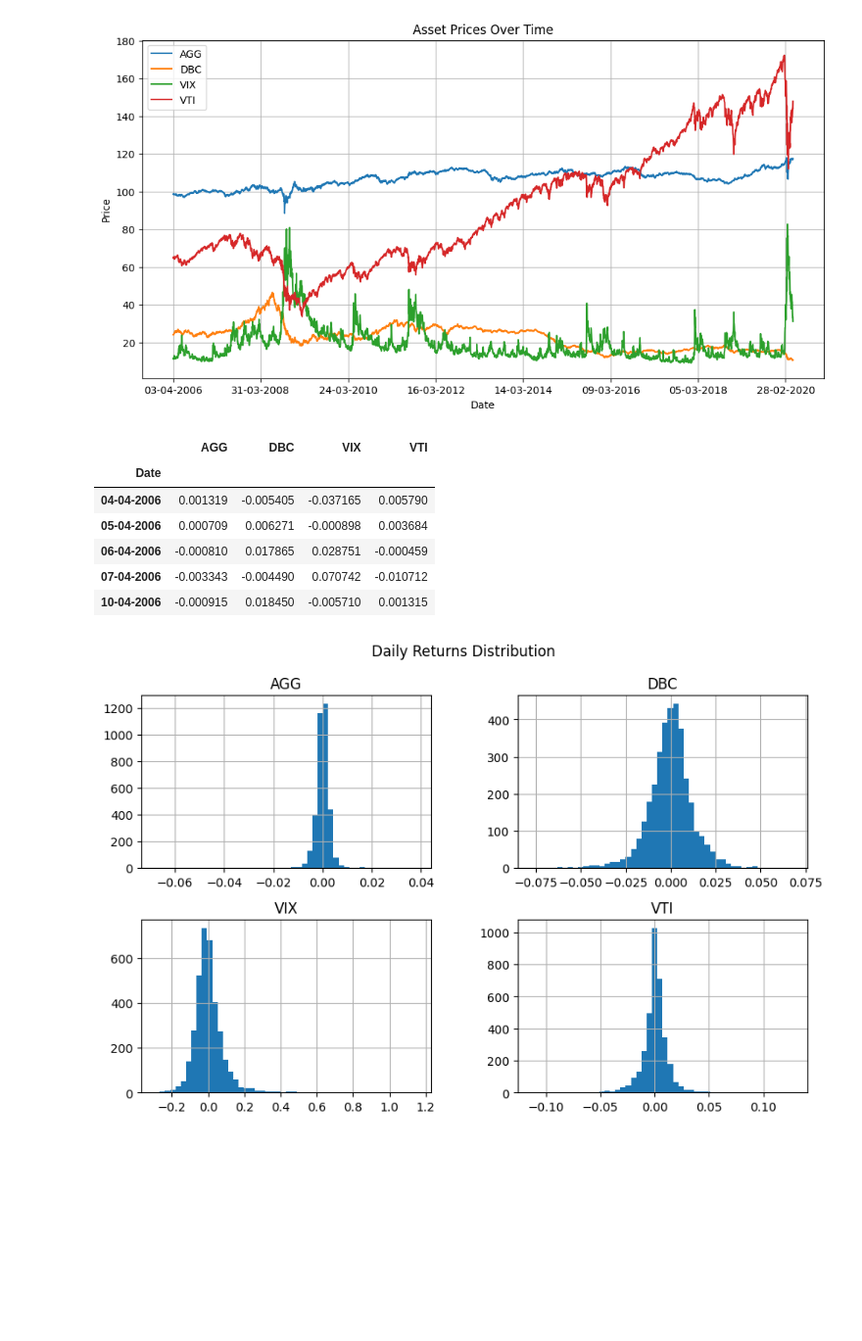
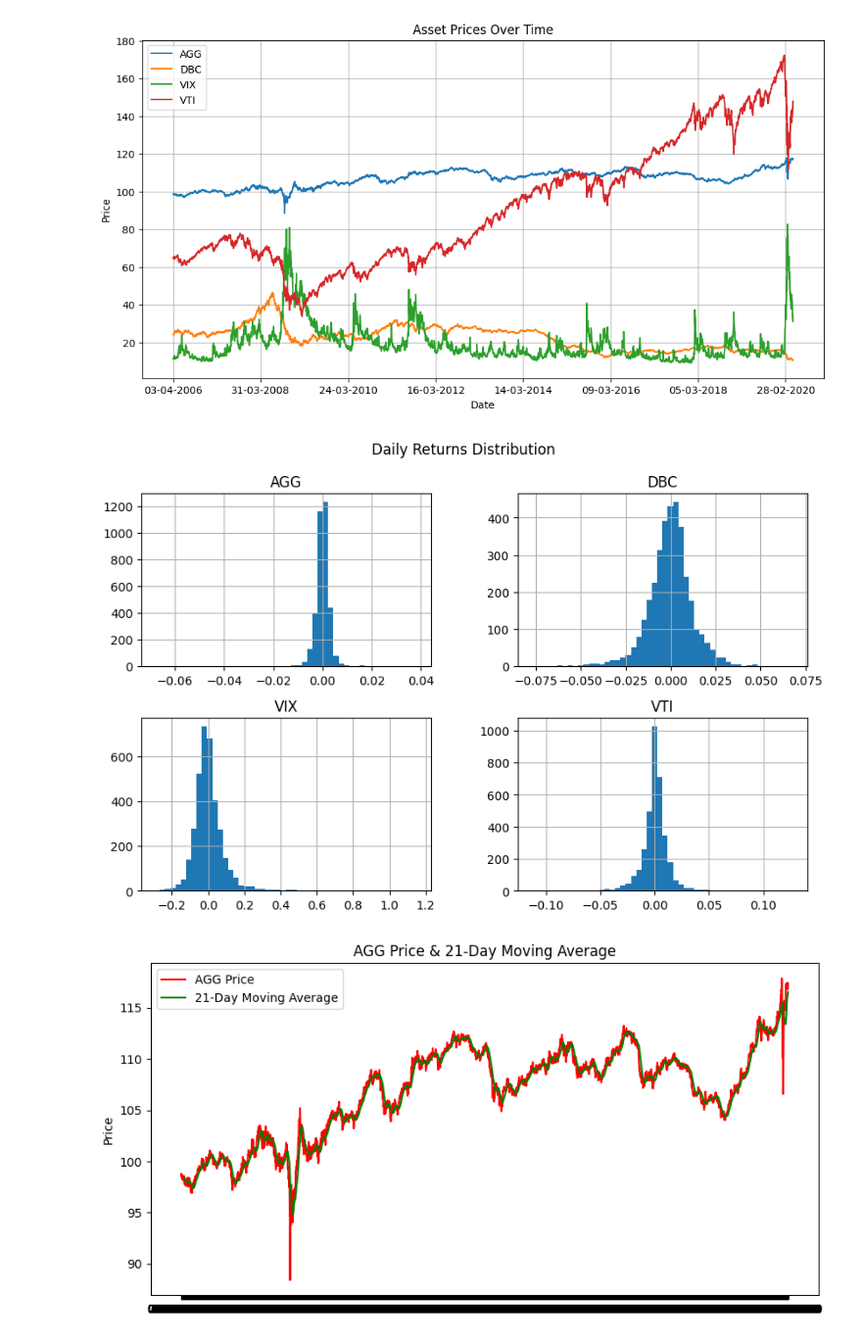
Before and after one commit to Saisha0512/Portfolio_Optimization_ML_DL, a Jupyter notebook: Portfolio_Optimization_ML_DL.ipynb, the cells around one changed output. Shown: that part at 98% size. Drawn from its saved outputs; the diff is of its cells as text; code cells hidden in the pictures; blank space fills up the shorter version.

```diff
--- a/Portfolio_Optimization_ML_DL.ipynb
+++ b/Portfolio_Optimization_ML_DL.ipynb
@@ -65,22 +71,32 @@ Date
 [figure]
 # %%
 # Calculating Daily Return
+
 # Return = % change from previous day
-
 returns = assets.pct_change().dropna()
 returns.head()
+
+# Visualizing Histogram for Return
+returns.hist(figsize=(10, 6), bins=50)
+plt.suptitle("Daily Returns Distribution")
+plt.show()
 # %% [output]
-|  | AGG | DBC | VIX | VTI |
-| Date |  |  |  |  |
-| 04-04-2006 | 0.001319 | -0.005405 | -0.037165 | 0.005790 |
-| 05-04-2006 | 0.000709 | 0.006271 | -0.000898 | 0.003684 |
-| 06-04-2006 | -0.000810 | 0.017865 | 0.028751 | -0.000459 |
-| 07-04-2006 | -0.003343 | -0.004490 | 0.070742 | -0.010712 |
-| 10-04-2006 | -0.000915 | 0.018450 | -0.005710 | 0.001315 |
+[figure, added]
-# %%
-# Histogram for Return
-returns.hist(figsize=(10, 6), bins=50)
-plt.suptitle("Daily Returns Distribution")
-plt.show()
-# %% [output]
-[figure, removed]
+# %%
+# Calculating Volatality and Moving Averages
+
+# 21-day rolling volatility and moving average
+volatility = returns.rolling(window=21).std()
+moving_avg = assets.rolling(window=21).mean()
+
+# Plot AGG moving average vs price
+plt.figure(figsize=(10, 5))
+plt.plot(assets["AGG"], label="AGG Price", color = 'red')
+plt.plot(moving_avg["AGG"], label="21-Day Moving Average", color = 'green')
+plt.ylabel("Price")
+plt.grid(True)
+plt.legend()
+plt.title("AGG Price & 21-Day Moving Average")
+plt.show()
+# %% [output]
+[figure, added]
```
Also changed, not shown: parts of 7 cells of this notebook.
